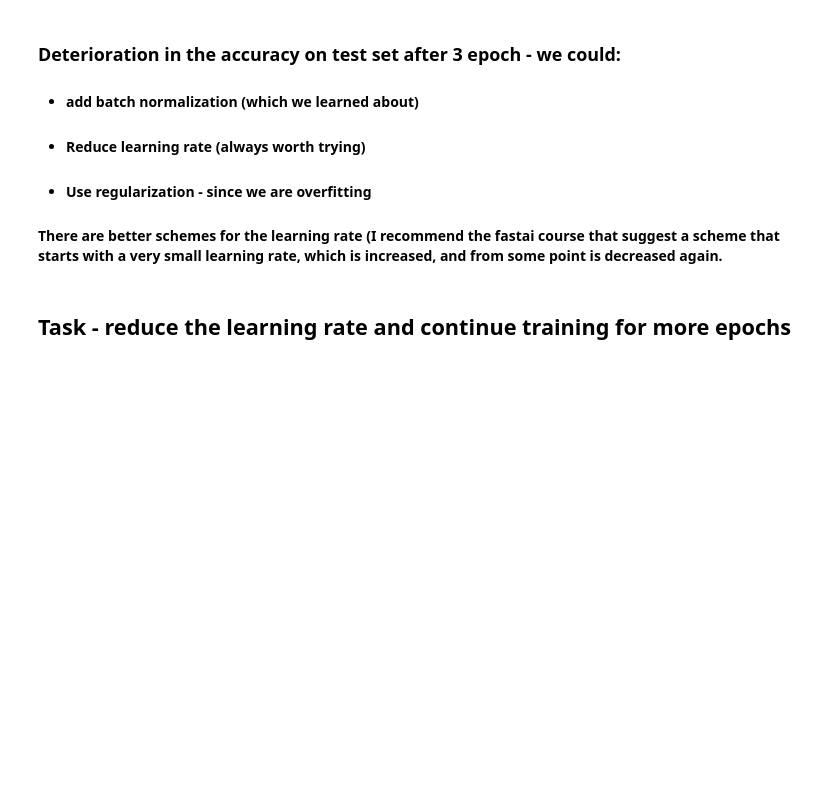
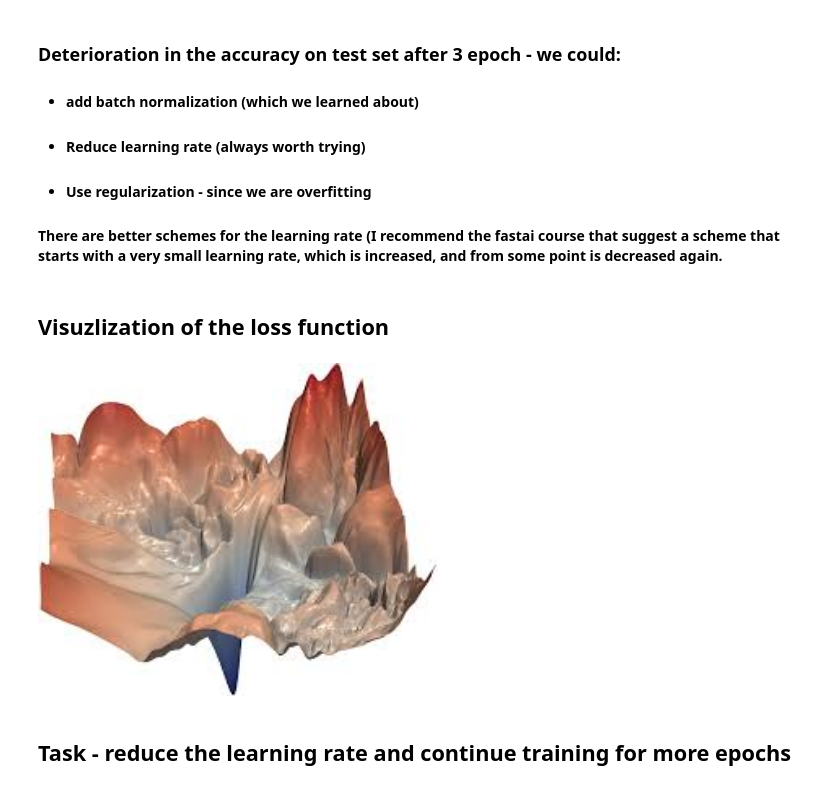
Before and after one commit to yaniyuval/ML1_IAP, a Jupyter notebook: lesson4-CNN.ipynb, the cells around one changed output. Cells and saved outputs as stored; diff of their text form; code cells hidden in the pictures; blank space fills up the shorter version.

Commit message:
adding Loss_function_vis_NN.jpeg and updating lesson4

```diff
--- a/lesson4-CNN.ipynb
+++ b/lesson4-CNN.ipynb
@@ -317,6 +304,13 @@ torch.save(network.state_dict(), PATH)
 
 
 #### There are better schemes for the learning rate (I recommend the fastai course that suggest a scheme that starts with a very small learning rate, which is increased, and from some point is decreased again.
+# %% [markdown]
+## Visuzlization of the loss function
+# %%
+#Image taken from: https://papers.nips.cc/paper/7875-visualizing-the-loss-landscape-of-neural-nets.pdf
+Image(filename='figs/Loss_function_vis_NN.jpeg', width=400)
+# %% [output]
+[figure, added]
 # %% [markdown]
 ## Task - reduce the learning rate and continue training for more epochs
 # %%
```
Also changed, not shown: parts of 19 cells of this notebook, 1 other file.
